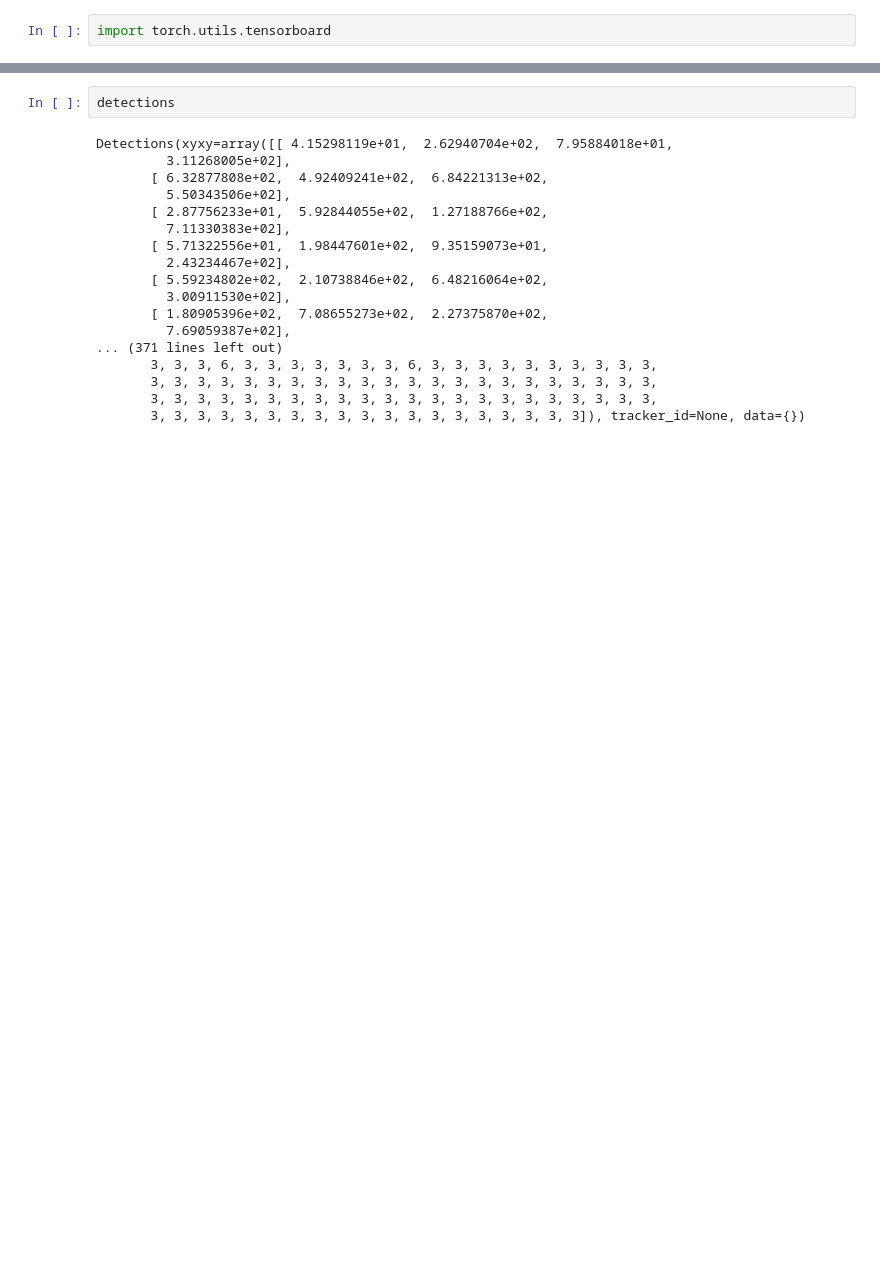
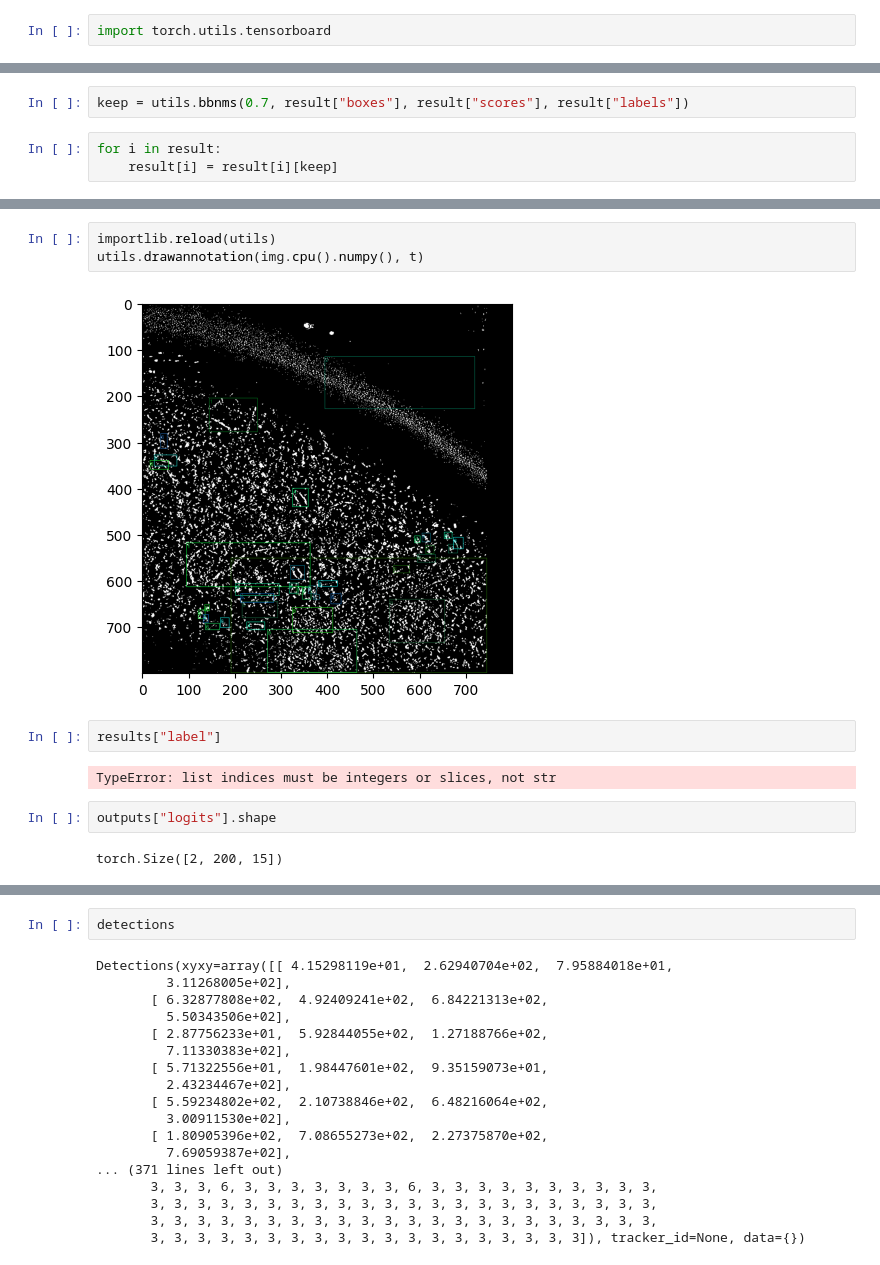
Before and after one commit to tyfei0216/cryoem, a Jupyter notebook: train.ipynb, the cells around one changed output, grey strips where cells are left out. Saved outputs shown, nothing was run; the diff lists cells and outputs as text; blank space fills up the shorter version.

```diff
--- a/train.ipynb
+++ b/train.ipynb
@@ -196,0 +323,5 @@ outputs = model(pixel_values = data["pixel_values"], pixel_mask = data["pixel_ma
+# %%
+keep = utils.bbnms(0.7, result["boxes"], result["scores"], result["labels"])
+# %%
+for i in result:
+    result[i] = result[i][keep]
@@ -196,0 +360,13 @@ outputs = model(pixel_values = data["pixel_values"], pixel_mask = data["pixel_ma
+# %%
+importlib.reload(utils)
+utils.drawannotation(img.cpu().numpy(), t)
+# %% [output]
+[figure, added]
+# %%
+results["label"]
+# %% [output]
+TypeError: list indices must be integers or slices, not str
+# %%
+outputs["logits"].shape
+# %% [output]
+torch.Size([2, 200, 15])
```
Also changed, not shown: parts of 61 cells of this notebook, 6 other files.
